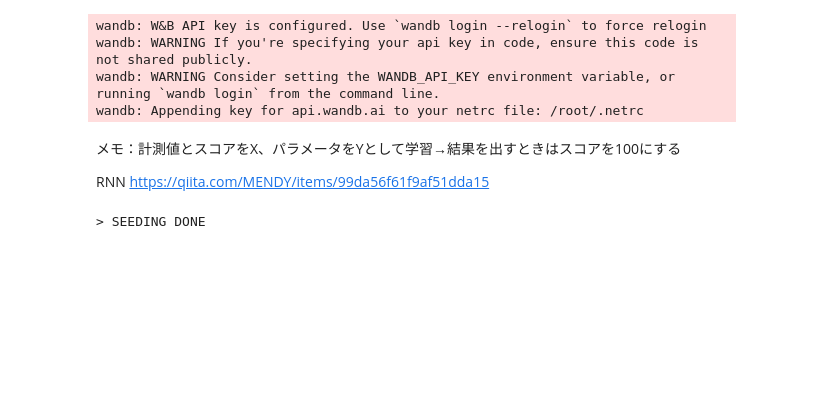
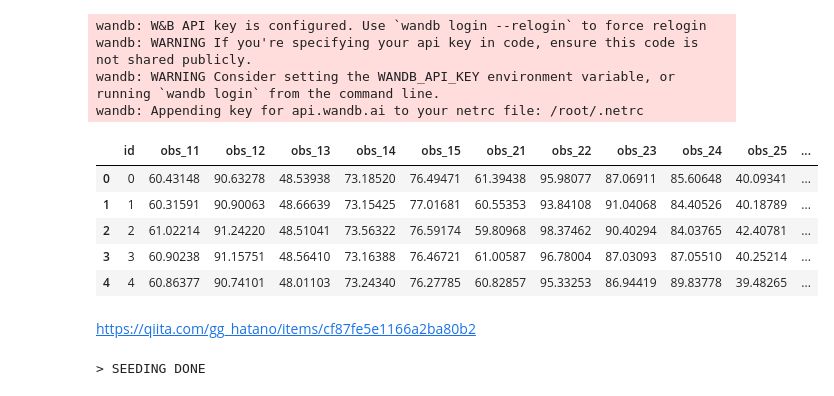
Before and after one commit to nenecchiCV/internal-competition-2024, a Jupyter notebook: method2.ipynb, the cells around one changed output. Drawn from its saved outputs; the diff is of its cells as text; code cells hidden in the pictures; blank space fills up the shorter version.

```diff
--- a/method2.ipynb
+++ b/method2.ipynb
@@ -40 +41,10 @@ all_df = pd.concat([data_df, test_df], axis=0)
+# %%
+X1.head()
+# %% [output]
+|  | id | obs_11 | obs_12 | obs_13 | obs_14 | obs_15 | obs_21 | obs_22 | obs_23 | obs_24 | obs_25 | ... |
+| 0 | 0 | 60.43148 | 90.63278 | 48.53938 | 73.18520 | 76.49471 | 61.39438 | 95.98077 | 87.06911 | 85.60648 | 40.09341 | ... |
+| 1 | 1 | 60.31591 | 90.90063 | 48.66639 | 73.15425 | 77.01681 | 60.55353 | 93.84108 | 91.04068 | 84.40526 | 40.18789 | ... |
+| 2 | 2 | 61.02214 | 91.24220 | 48.51041 | 73.56322 | 76.59174 | 59.80968 | 98.37462 | 90.40294 | 84.03765 | 42.40781 | ... |
+| 3 | 3 | 60.90238 | 91.15751 | 48.56410 | 73.16388 | 76.46721 | 61.00587 | 96.78004 | 87.03093 | 87.05510 | 40.25214 | ... |
+| 4 | 4 | 60.86377 | 90.74101 | 48.01103 | 73.24340 | 76.27785 | 60.82857 | 95.33253 | 86.94419 | 89.83778 | 39.48265 | ... |
 # %%
@@ -63,11 +73,8 @@ X1_test = test_df.drop(columns=["id"])
 test_ids = test_df["id"]
 X1_scaled_test = X1_scaler.transform(X1_test)
 X1_scaled_test_tensor = torch.tensor(X1_scaled_test.reshape(-1, 3, 5), dtype=torch.float64)
-# %% [markdown]
-メモ：計測値とスコアをX、パラメータをYとして学習→結果を出すときはスコアを100にする
-
-RNN
-https://qiita.com/MENDY/items/99da56f61f9af51dda15
+# %% [markdown]
+https://qiita.com/gg_hatano/items/cf87fe5e1166a2ba80b2
 # %%
 from torch.utils import data as data
 
```
Also changed, not shown: parts of 5 cells of this notebook.
